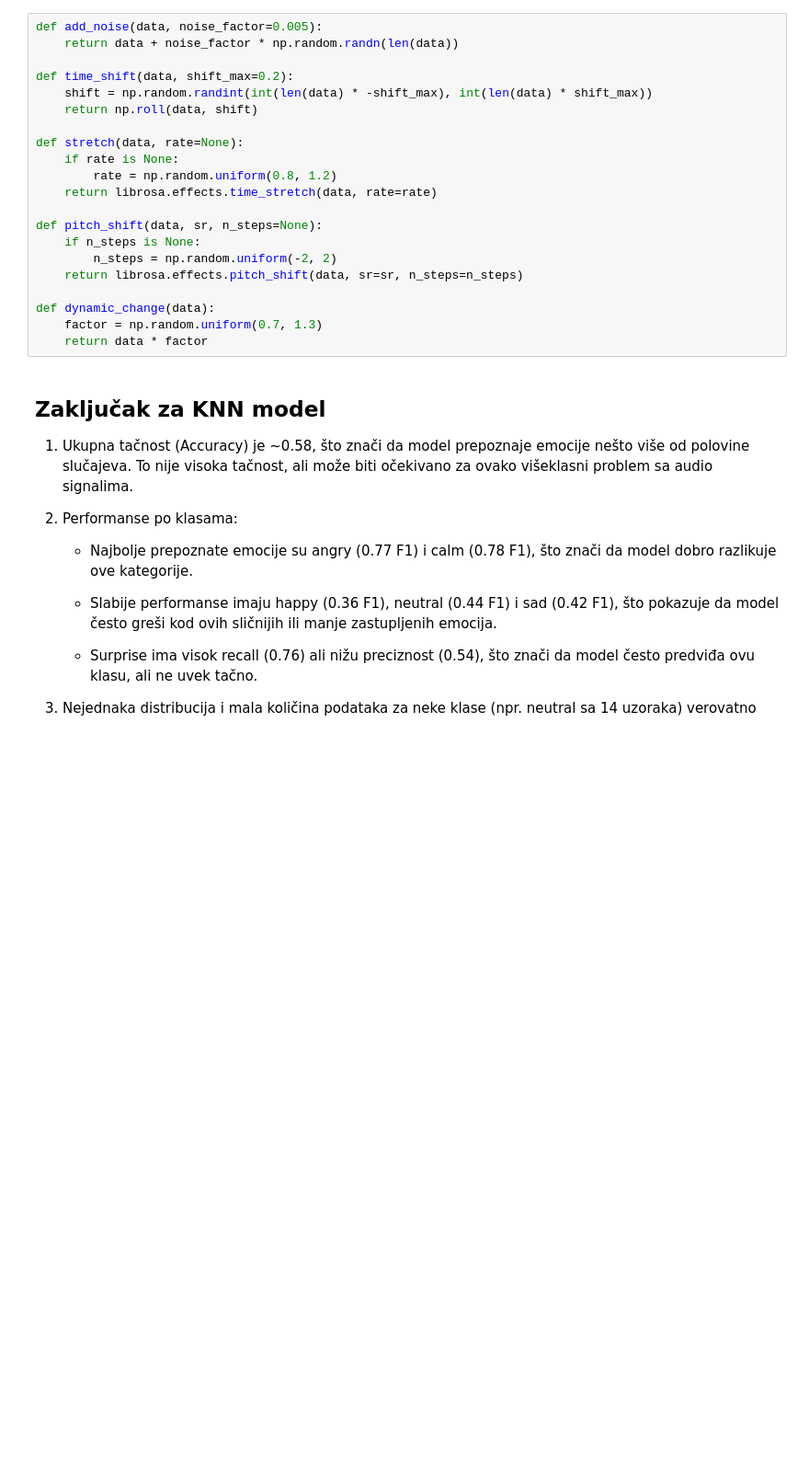
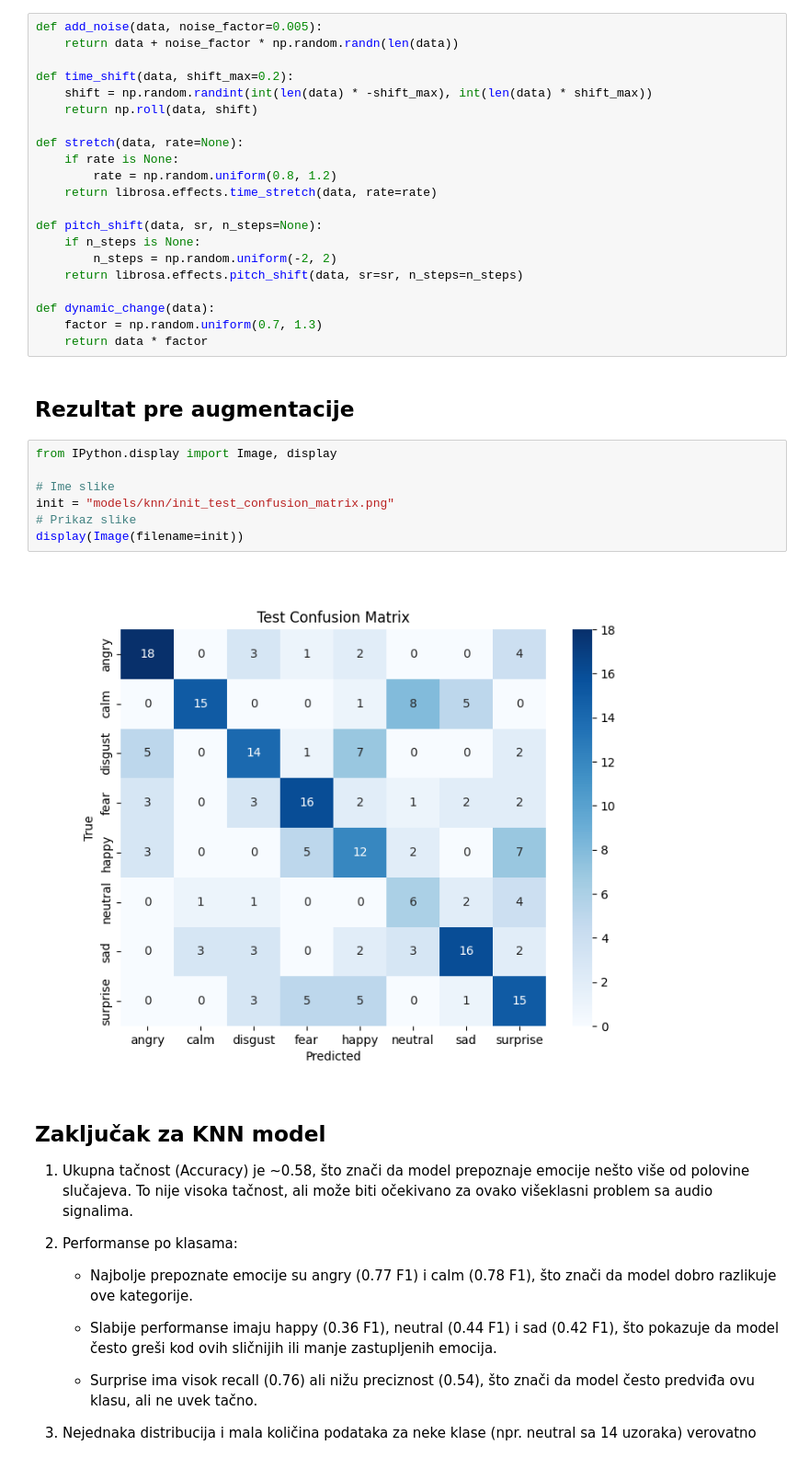
Before and after one commit to andjelavostic/emotion-detector, a Jupyter notebook: knn_model.ipynb, the cells around one changed output. Shown: that part at 92% size. Cells and saved outputs as stored; diff of their text form; blank space fills up the shorter version.

```diff
--- a/knn_model.ipynb
+++ b/knn_model.ipynb
@@ -206,6 +206,17 @@ def pitch_shift(data, sr, n_steps=None):
 def dynamic_change(data):
     factor = np.random.uniform(0.7, 1.3)
     return data * factor
+# %% [markdown]
+## Rezultat pre augmentacije
+# %%
+from IPython.display import Image, display
+
+# Ime slike
+init = "models/knn/init_test_confusion_matrix.png"
+# Prikaz slike
+display(Image(filename=init))
+# %% [output]
+[figure, added]
 # %% [markdown]
 ## Zaključak za KNN model
 
```
Also changed, not shown: 2 other files.
